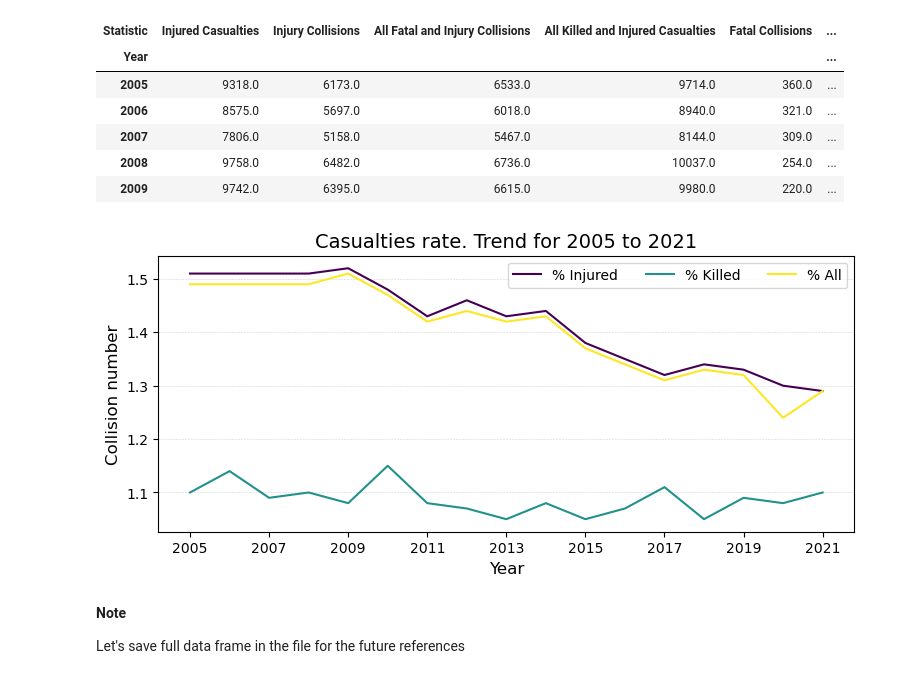
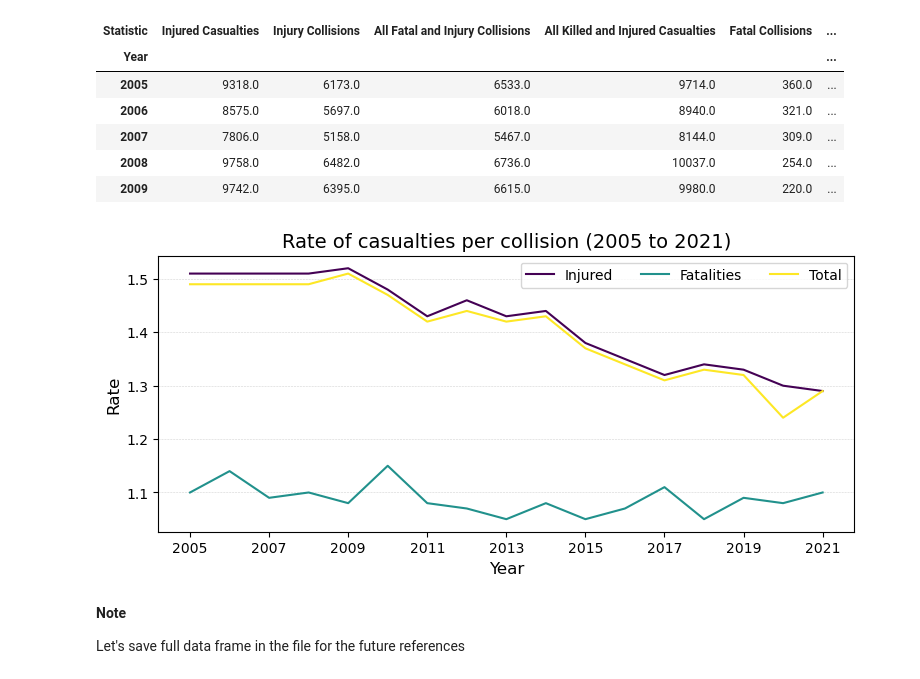
Before and after one commit to Natidhcp/CCT_MSc_DA_CA2, a Jupyter notebook: CA2.ipynb, the cells around one changed output. Cells and saved outputs as stored; diff of their text form; code cells hidden in the pictures.

```diff
--- a/CA2.ipynb
+++ b/CA2.ipynb
@@ -573,7 +636,7 @@ rate.tail(50)
 # %%
-rate['% Injured'] = round(rate['Injured Casualties']/rate['Injury Collisions'],2)
-rate['% Killed'] = round(rate['Killed Casualties']/rate['Fatal Collisions'],2)
-rate['% All'] = round(rate['All Killed and Injured Casualties']/rate['All Fatal and Injury Collisions'],2)
+rate['Injured'] = round(rate['Injured Casualties']/rate['Injury Collisions'],2)
+rate['Fatalities'] = round(rate['Killed Casualties']/rate['Fatal Collisions'],2)
+rate['Total'] = round(rate['All Killed and Injured Casualties']/rate['All Fatal and Injury Collisions'],2)
 rate.head()
 # %% [output]
 | Statistic | Injured Casualties | Injury Collisions | All Fatal and Injury Collisions | All Killed and Injured Casualties | Fatal Collisions | ... |
@@ -584,22 +647,22 @@ rate.head()
 | 2008 | 9758.0 | 6482.0 | 6736.0 | 10037.0 | 254.0 | ... |
 | 2009 | 9742.0 | 6395.0 | 6615.0 | 9980.0 | 220.0 | ... |
 # %%
-pc = rate.loc[:, ['% Injured', '% Killed', '% All']]
+pc = rate.loc[:, ['Injured', 'Fatalities', 'Total']]
 plt.figure()
 plt.subplot(3,3,1)
 pc.plot( figsize = (22, 10),  colormap = 'viridis', ax = plt.gca())
 
-plt.title('Casualties rate. Trend for 2005 to 2021', size = 14)
+plt.title('Rate of casualties per collision (2005 to 2021)', size = 14)
 plt.xlabel('Year', size = 12)
-plt.ylabel('Collision number', size = 12)
+plt.ylabel('Rate', size = 12)
 plt.legend(loc='best', ncols=3)
 plt.xticks(rotation = 0)
 plt.gca().yaxis.grid(True, color = 'lightgrey', linestyle = '--', linewidth = 0.4)
 plt.gca().xaxis.grid(False)
 plt.tight_layout()
 plt.show()
 # %% [output]
-[figure, old version]
+[figure, new version]
 # %%
 #To work with 'Year' and 'Month of Year' as date let's transform them into date format.
 df_ie['Year'] = df_ie['Year'].astype(str)
```
Also changed, not shown: parts of 86 cells of this notebook.
